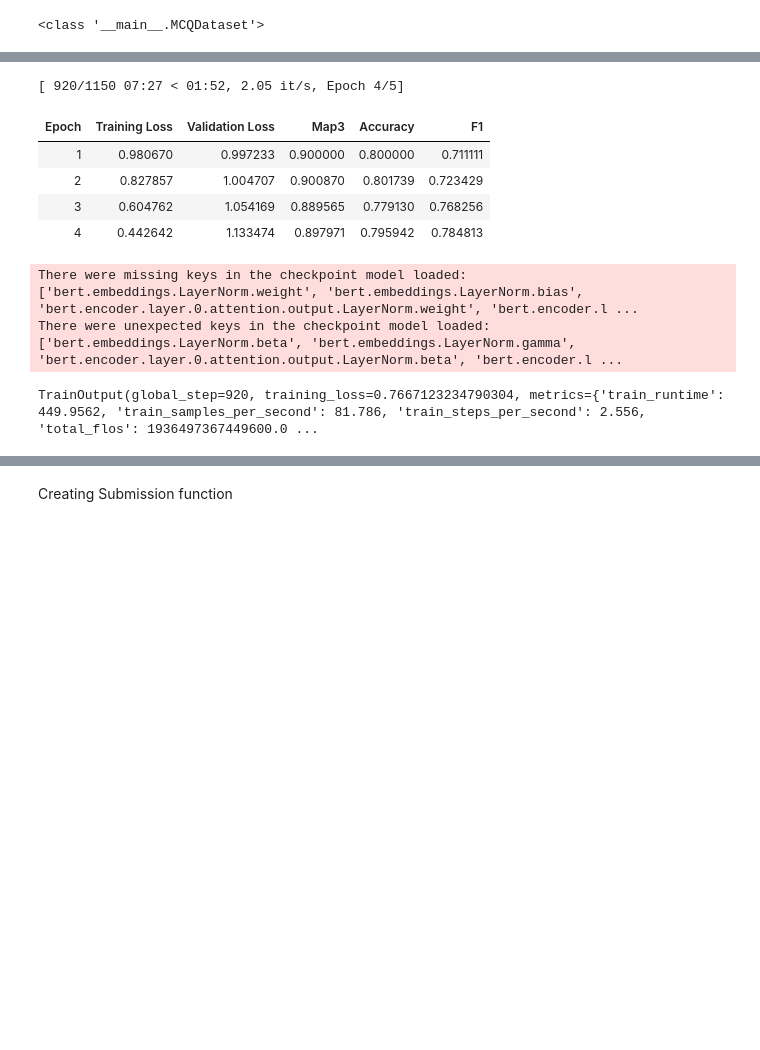
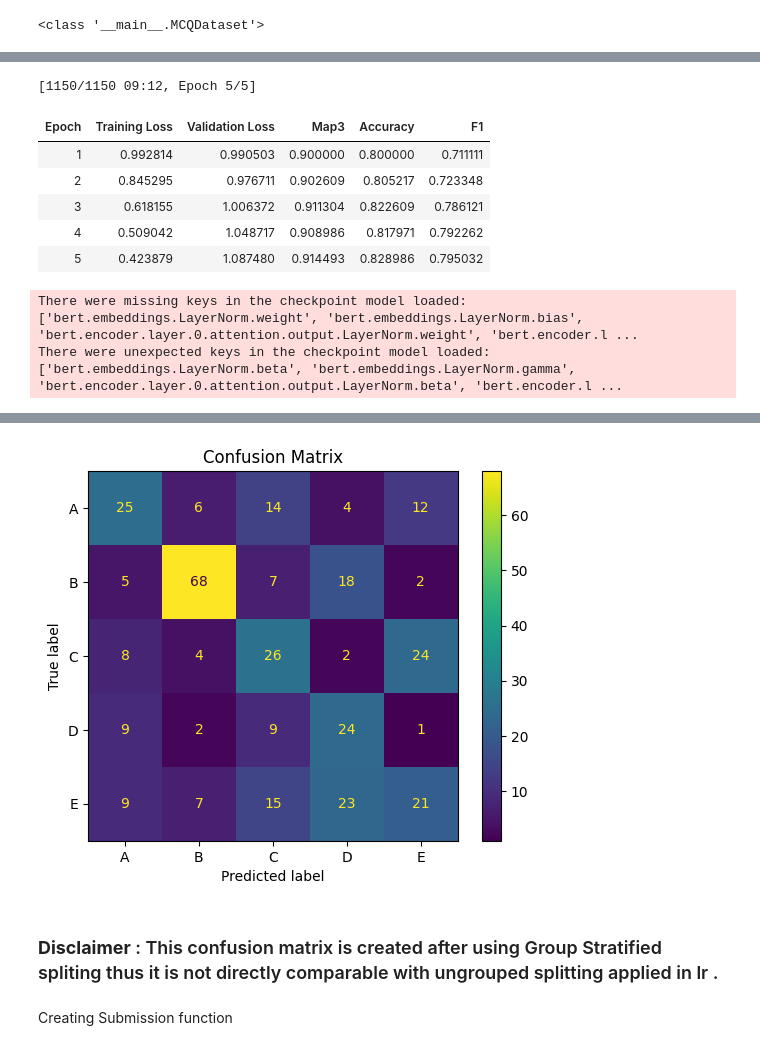
Before and after one commit to 23f2005464/-Smart-MCQ-Solver-Challenge, a Jupyter notebook: notebooks/main.ipynb, the cells around one changed output, grey strips where cells are left out. Cells and saved outputs as stored; diff of their text form; code cells hidden in the pictures; blank space fills up the shorter version.

```diff
--- a/notebooks/main.ipynb
+++ b/notebooks/main.ipynb
@@ -344,3 +390,5 @@ def predict_top3(row):
     scores.sort(key=lambda x: x[1], reverse=True)
 
     return [scores[0][0], scores[1][0], scores[2][0]]
+# %%
+cm = lr_confusion_matrix(X_val,y_val)
@@ -791,30 +851,68 @@ BertForSequenceClassification(
   (dropout): Dropout(p=0.1, inplace=False)
   (classifier): Linear(in_features=768, out_features=2, bias=True)
 )
+# %%
+import numpy as np
+import matplotlib.pyplot as plt
+from sklearn.metrics import confusion_matrix, ConfusionMatrixDisplay
+
+def plot_confusion_matrix(logits, labels):
+
+    # Get score for positive class
+    scores = logits[:, 1]
+
+    # Group A, B, C, D, E for each question
+    scores = scores.reshape(-1, 5)
+    labels = labels.reshape(-1, 5)
+
+    # Highest score = predicted answer
+    y_pred = np.argmax(scores, axis=1)
+
+    # Position of correct option
+    y_true = np.argmax(labels, axis=1)
+
+    cm = confusion_matrix(y_true, y_pred)
+
+    disp = ConfusionMatrixDisplay(
+        confusion_matrix=cm,
+        display_labels=["A", "B", "C", "D", "E"]
+    )
+
+    disp.plot()
+    plt.title("Confusion Matrix")
+    plt.show()
+
+    return cm
 # %%
 trainer = Trainer(
     model=bertmodel,
     args=training_args,
 
     train_dataset=train_dataset,
     eval_dataset=val_dataset,
 
     compute_metrics=compute_metrics,
      callbacks=[
         EarlyStoppingCallback(
             early_stopping_patience=2
         )
     ]
 )
 
 trainer.train()
+result = trainer.predict(val_dataset)
+
+cm = plot_confusion_matrix(
+    result.predictions,
+    result.label_ids
+)
 # %% [output]
-[ 920/1150 07:27 < 01:52, 2.05 it/s, Epoch 4/5]
+[1150/1150 09:12, Epoch 5/5]
 | Epoch | Training Loss | Validation Loss | Map3 | Accuracy | F1 |
-| 1 | 0.980670 | 0.997233 | 0.900000 | 0.800000 | 0.711111 |
-| 2 | 0.827857 | 1.004707 | 0.900870 | 0.801739 | 0.723429 |
-| 3 | 0.604762 | 1.054169 | 0.889565 | 0.779130 | 0.768256 |
-| 4 | 0.442642 | 1.133474 | 0.897971 | 0.795942 | 0.784813 |
+| 1 | 0.992814 | 0.990503 | 0.900000 | 0.800000 | 0.711111 |
+| 2 | 0.845295 | 0.976711 | 0.902609 | 0.805217 | 0.723348 |
+| 3 | 0.618155 | 1.006372 | 0.911304 | 0.822609 | 0.786121 |
+| 4 | 0.509042 | 1.048717 | 0.908986 | 0.817971 | 0.792262 |
+| 5 | 0.423879 | 1.087480 | 0.914493 | 0.828986 | 0.795032 |
 There were missing keys in the checkpoint model loaded: ['bert.embeddings.LayerNorm.weight', 'bert.embeddings.LayerNorm.bias', 'bert.encoder.layer.0.attention.output.LayerNorm.weight', 'bert.encoder.l ...
 There were unexpected keys in the checkpoint model loaded: ['bert.embeddings.LayerNorm.beta', 'bert.embeddings.LayerNorm.gamma', 'bert.encoder.layer.0.attention.output.LayerNorm.beta', 'bert.encoder.l ...
-TrainOutput(global_step=920, training_loss=0.7667123234790304, metrics={'train_runtime': 449.9562, 'train_samples_per_second': 81.786, 'train_steps_per_second': 2.556, 'total_flos': 1936497367449600.0 ...
@@ -821,3 +920,6 @@ TrainOutput(global_step=920, training_loss=0.7667123234790304, metrics={'train_r
+[figure, added]
+# %% [markdown]
+### **Disclaimer** : This confusion matrix is created after using Group Stratified spliting thus it is not directly comparable with ungrouped splitting applied in lr .
 # %% [markdown]
 Creating Submission function
 # %%
```
Also changed, not shown: parts of 17 cells of this notebook.
